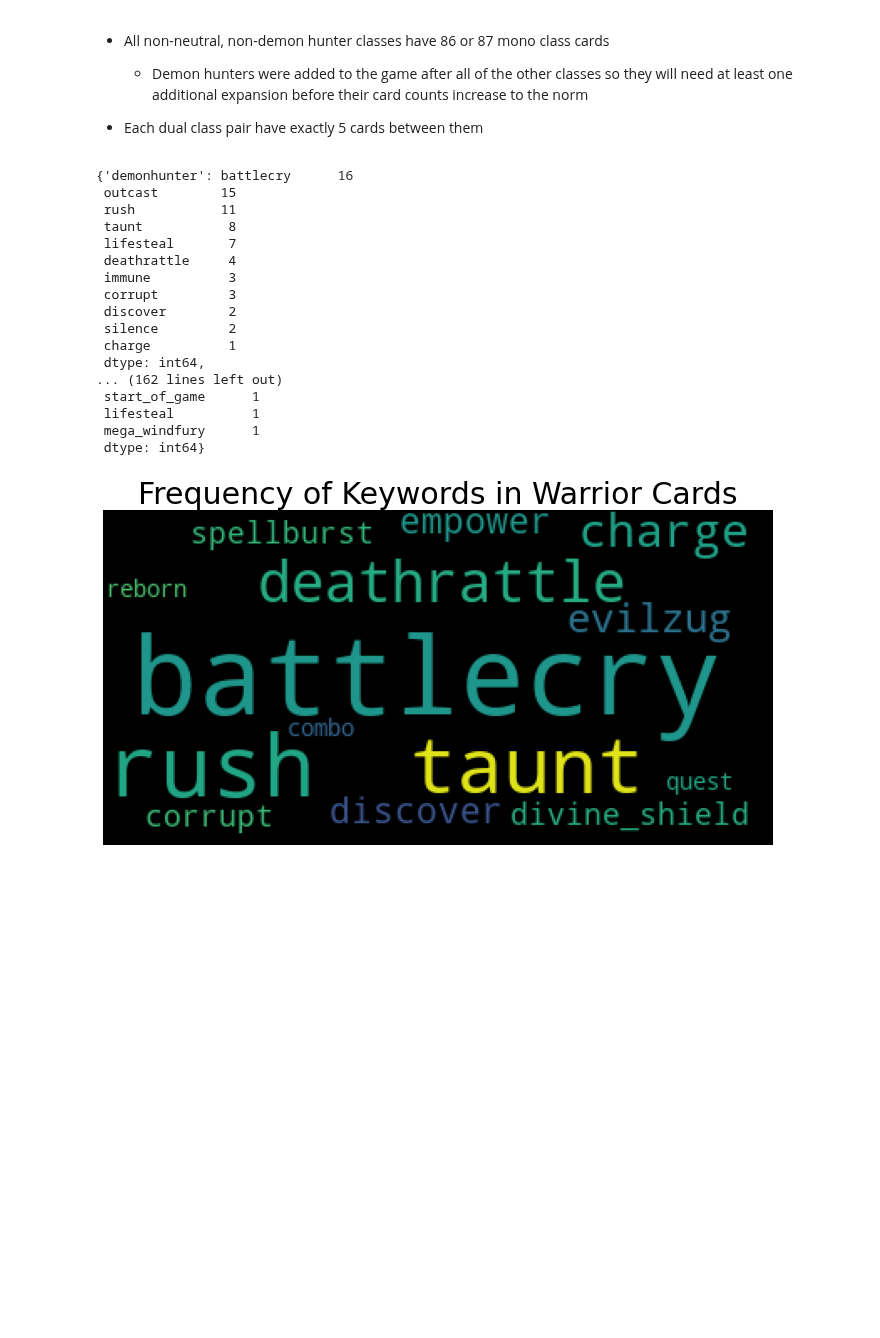
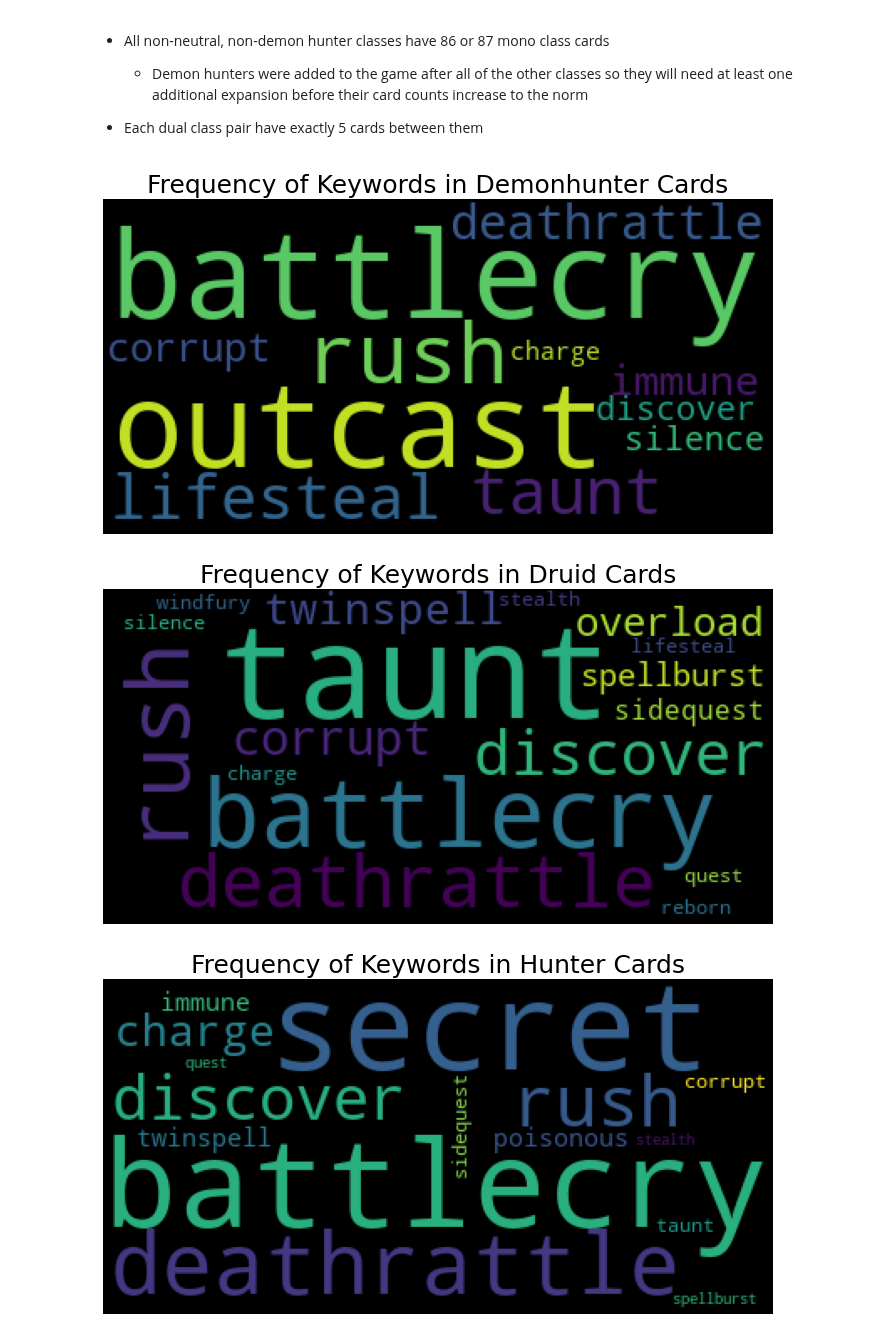
Before and after one commit to SamuelD-Data/hearthstone_project, a Jupyter notebook: hearthstone_project_notebook.ipynb, the cells around one changed output. Drawn from its saved outputs; the diff is of its cells as text; code cells hidden in the pictures; blank space fills up the shorter version.

Commit message:
created for loop that creates a wordcloud of keywords for each class

```diff
--- a/hearthstone_project_notebook.ipynb
+++ b/hearthstone_project_notebook.ipynb
@@ -1313,28 +1313,11 @@ plt.show()
 
 - Each dual class pair have exactly 5 cards between them
 # %%
+# creating empty dictionary
 keyword_dict = {}
 
+# adding each class name to dictionary as keys
+# values for each class (key), are the respective classes' keyword counts
 for classname in classes.name:
     class_cards = df[df.name_prime_hero_class == classname]
     keyword_dict[classname] = pd.Series(' '.join(class_cards.allkws).split()).value_counts()
-
-keyword_dict
-# %% [output]
-{'demonhunter': battlecry      16
- outcast        15
- rush           11
- taunt           8
- lifesteal       7
- deathrattle     4
- immune          3
- corrupt         3
- discover        2
- silence         2
- charge          1
- dtype: int64,
-... (162 lines left out)
- start_of_game      1
- lifesteal          1
- mega_windfury      1
- dtype: int64}
@@ -1344,12 +1324,12 @@ warrior_cards = df[df.name_prime_hero_class == 'warrior']
 # %%
-# creating series of counts for words within keywords column
-counts = pd.Series(' '.join(warrior_cards.allkws).split()).value_counts()
-
-# creating wordcloud
-wordcloud = WordCloud().generate_from_frequencies(counts)
-plt.imshow(wordcloud)
-plt.axis("off")
-plt.title('Frequency of Keywords in Warrior Cards', fontsize = 30)
-plt.show()
+# creating wordcloud for each classes' keywords
+for k in keyword_dict:
+    wordcloud = WordCloud().generate_from_frequencies(keyword_dict[k])
+    plt.imshow(wordcloud)
+    plt.axis("off")
+    plt.title('Frequency of Keywords in ' + k.title() + ' Cards', fontsize = 25)
+    plt.show()
 # %% [output]
-[figure, old version]
+[figure, new version]
+[figure, added]
+[figure, added]
```
Also changed, not shown: parts of 2 cells of this notebook.
